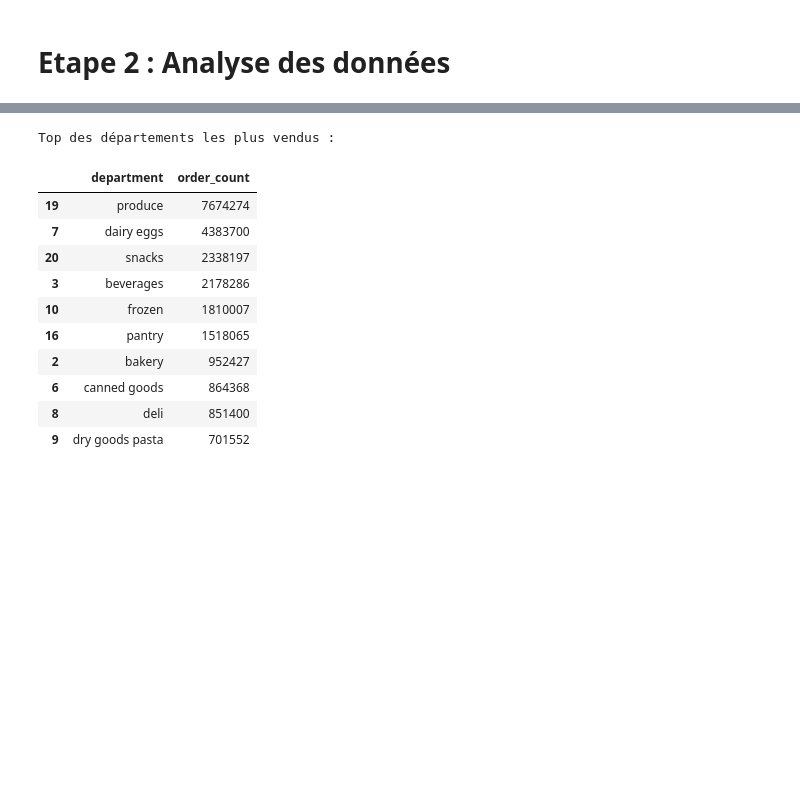
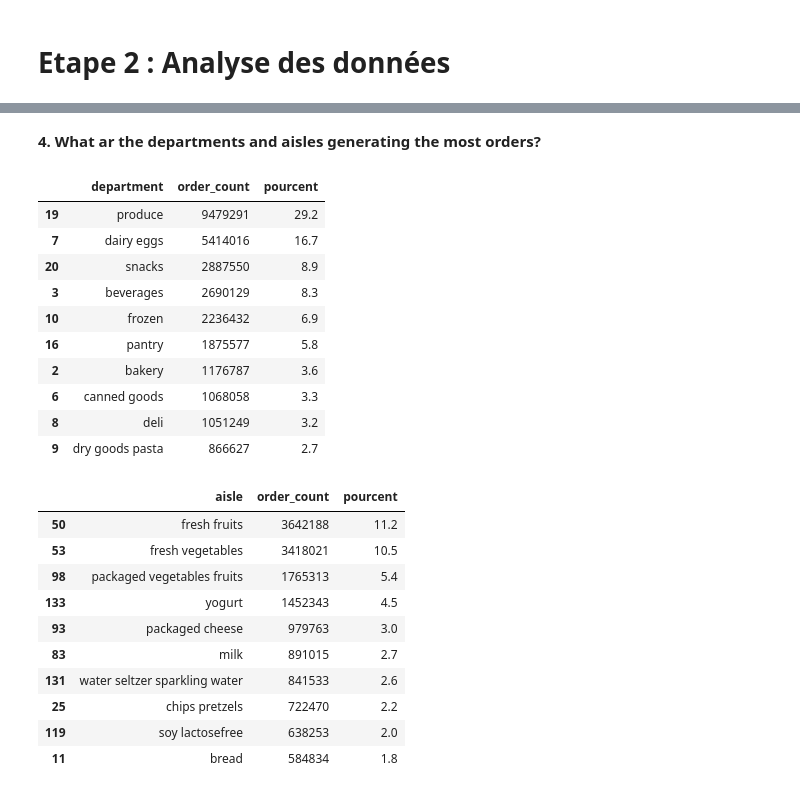
Before and after one commit to LisaRXN/bigdata_python, a Jupyter notebook: Untitled2.ipynb, the cells around one changed output, grey strips where cells are left out. Cells and saved outputs as stored; diff of their text form; code cells hidden in the pictures; blank space fills up the shorter version.

```diff
--- a/Untitled2.ipynb
+++ b/Untitled2.ipynb
@@ -106,11 +128,9 @@ Nombre total d'achats
 # %%
-# Calcul du nombre total d'achats pour tous les produits (achat + réachat)
-total_achats = orders['order_id'].count()
-
-print(f"Le nombre total d'achats : {total_achats}")
-
+# Calcul du nombre total d'achats
+total_ordered = order_products['order_id'].count()
+print("Total number of ordered products : ", total_ordered)
 
 # Calcul du nombre total de réachats
-total_reachats = order_products[order_products['reordered'] == 1].groupby('order_id')['product_id'].nunique().count()
-print(f"Le nombre total de réachats est : {total_reachats}")
+total_reordered = order_products[order_products['reordered'] == 1].groupby('order_id')['product_id'].nunique().count()
+print("Total number of reordered products : ", total_reordered)
 # %% [output]
@@ -183,25 +206,57 @@ Top 10 des produits réachetés :
+# %% [markdown]
+**4. What ar the departments and aisles generating the most orders?**
 # %%
 # Lier les produits aux départements
 product_departments = products.merge(departments, on='department_id')
 
 # Calculer le nombre de produits vendus par département
 department_orders = order_products.merge(product_departments, on='product_id').groupby('department').size().reset_index(name='order_count')
 
 # Trier par nombre de ventes
 top_departments = department_orders.sort_values(by='order_count', ascending=False).head(10)
 
-print("\nTop des départements les plus vendus :")
-display(top_departments[['department', 'order_count']])
+# Calcul des pourcentages de vente de chaque département
+department_pourcent = department_orders['order_count'] * 100 / total_ordered
+top_departments['pourcent'] = department_pourcent.round(1)
+
+display(top_departments[['department', 'order_count', 'pourcent']])
+
+
+
+# Lier les produits aux rayons
+product_aisles = products.merge(aisles, on='aisle_id')
+
+# Calculer le nombre de produits vendus par rayon
+aisle_orders = order_products.merge(product_aisles, on='product_id').groupby('aisle').size().reset_index(name='order_count')
+
+# Trier par nombre de ventes
+top_aisles = aisle_orders.sort_values(by='order_count', ascending=False).head(10)
+
+# Calcul des pourcentages de vente de chaque rayon
+aisle_pourcent = aisle_orders['order_count'] * 100 / total_ordered
+top_aisles['pourcent'] = aisle_pourcent.round(1)
+
+display(top_aisles[['aisle', 'order_count','pourcent']])
 # %% [output]
-Top des départements les plus vendus :
-|  | department | order_count |
-| 19 | produce | 7674274 |
-| 7 | dairy eggs | 4383700 |
-| 20 | snacks | 2338197 |
-| 3 | beverages | 2178286 |
-| 10 | frozen | 1810007 |
-| 16 | pantry | 1518065 |
-| 2 | bakery | 952427 |
-| 6 | canned goods | 864368 |
-| 8 | deli | 851400 |
-| 9 | dry goods pasta | 701552 |
+|  | department | order_count | pourcent |
+| 19 | produce | 9479291 | 29.2 |
+| 7 | dairy eggs | 5414016 | 16.7 |
+| 20 | snacks | 2887550 | 8.9 |
+| 3 | beverages | 2690129 | 8.3 |
+| 10 | frozen | 2236432 | 6.9 |
+| 16 | pantry | 1875577 | 5.8 |
+| 2 | bakery | 1176787 | 3.6 |
+| 6 | canned goods | 1068058 | 3.3 |
+| 8 | deli | 1051249 | 3.2 |
+| 9 | dry goods pasta | 866627 | 2.7 |
+|  | aisle | order_count | pourcent |
+| 50 | fresh fruits | 3642188 | 11.2 |
+| 53 | fresh vegetables | 3418021 | 10.5 |
+| 98 | packaged vegetables fruits | 1765313 | 5.4 |
+| 133 | yogurt | 1452343 | 4.5 |
+| 93 | packaged cheese | 979763 | 3.0 |
+| 83 | milk | 891015 | 2.7 |
+| 131 | water seltzer sparkling water | 841533 | 2.6 |
+| 25 | chips pretzels | 722470 | 2.2 |
+| 119 | soy lactosefree | 638253 | 2.0 |
+| 11 | bread | 584834 | 1.8 |
```
Also changed, not shown: parts of 26 cells of this notebook.
